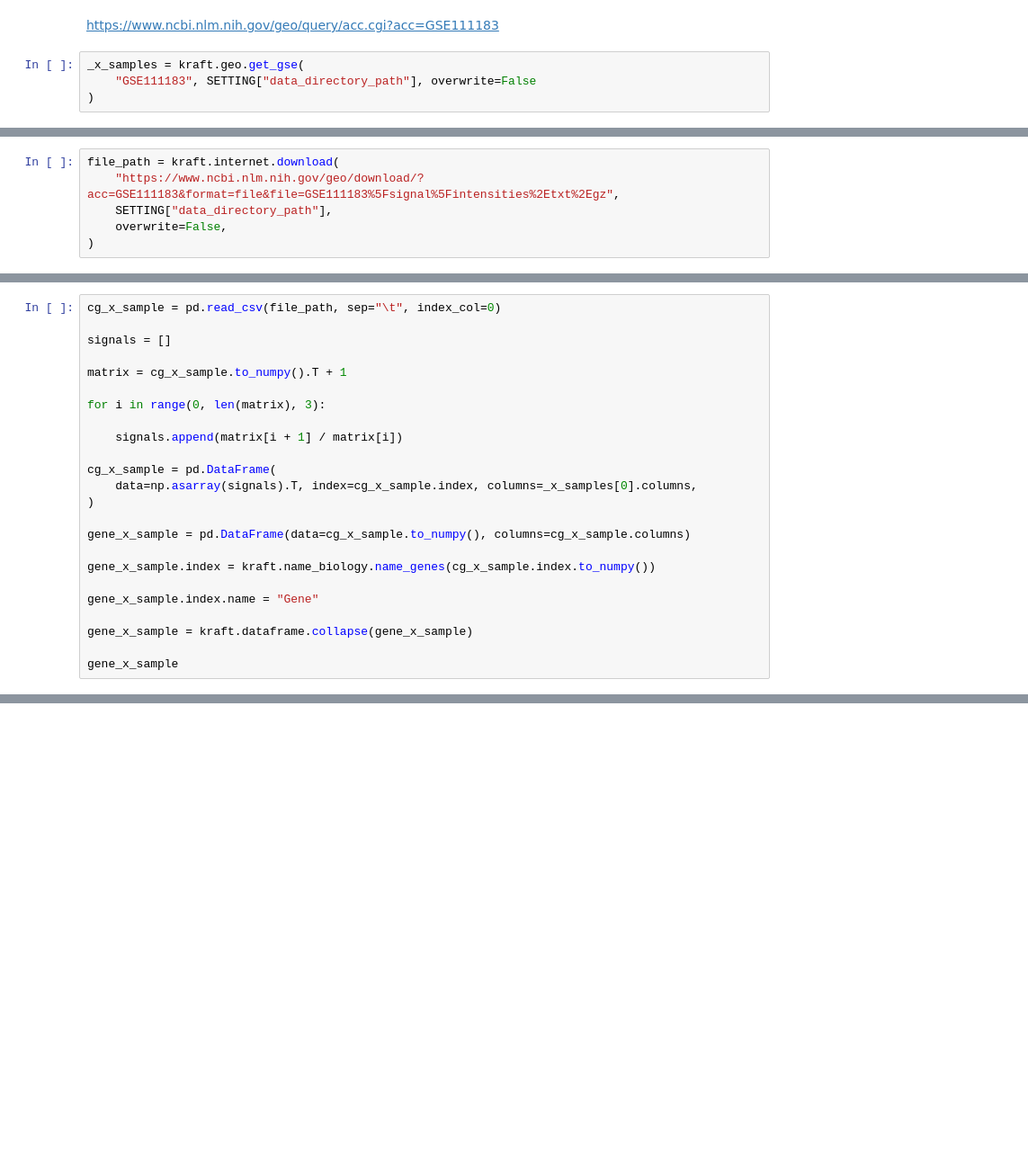
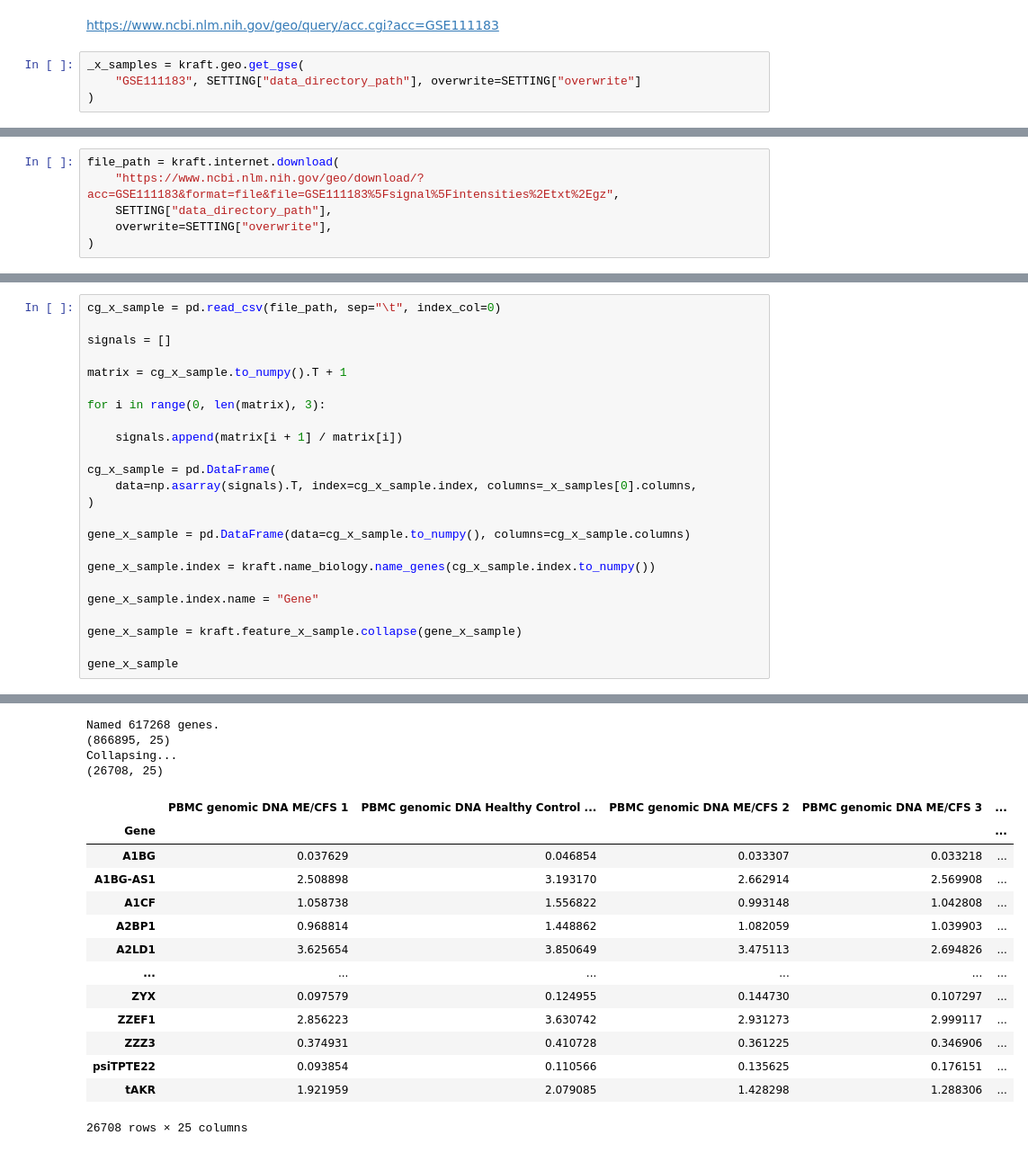
Before and after one commit to KwatME/ChronicFatigueSyndrome.py, a Jupyter notebook: code/05_gse111183.ipynb, the cells around one changed output, grey strips where cells are left out. Shown: that part at 90% size. Saved outputs shown, nothing was run; the diff lists cells and outputs as text; blank space fills up the shorter version.

```diff
--- a/code/05_gse111183.ipynb
+++ b/code/05_gse111183.ipynb
@@ -12,5 +12,5 @@ SETTING = kraft.json.read("setting.json")
 https://www.ncbi.nlm.nih.gov/geo/query/acc.cgi?acc=GSE111183
 # %%
 _x_samples = kraft.geo.get_gse(
-    "GSE111183", SETTING["data_directory_path"], overwrite=False
+    "GSE111183", SETTING["data_directory_path"], overwrite=SETTING["overwrite"]
 )
@@ -18,5 +36,5 @@ _x_samples = kraft.geo.get_gse(
 file_path = kraft.internet.download(
     "https://www.ncbi.nlm.nih.gov/geo/download/?acc=GSE111183&format=file&file=GSE111183%5Fsignal%5Fintensities%2Etxt%2Egz",
     SETTING["data_directory_path"],
-    overwrite=False,
+    overwrite=SETTING["overwrite"],
 )
@@ -41,6 +61,7 @@ gene_x_sample.index = kraft.name_biology.name_genes(cg_x_sample.index.to_numpy()
 
 gene_x_sample.index.name = "Gene"
 
-gene_x_sample = kraft.dataframe.collapse(gene_x_sample)
+gene_x_sample = kraft.feature_x_sample.collapse(gene_x_sample)
 
 gene_x_sample
+# %% [output]
@@ -46,0 +69,18 @@ gene_x_sample
+Named 617268 genes.
+(866895, 25)
+Collapsing...
+(26708, 25)
+|  | PBMC genomic DNA ME/CFS 1 | PBMC genomic DNA Healthy Control ... | PBMC genomic DNA ME/CFS 2 | PBMC genomic DNA ME/CFS 3 | ... |
+| Gene |  |  |  |  | ... |
+| A1BG | 0.037629 | 0.046854 | 0.033307 | 0.033218 | ... |
+| A1BG-AS1 | 2.508898 | 3.193170 | 2.662914 | 2.569908 | ... |
+| A1CF | 1.058738 | 1.556822 | 0.993148 | 1.042808 | ... |
+| A2BP1 | 0.968814 | 1.448862 | 1.082059 | 1.039903 | ... |
+| A2LD1 | 3.625654 | 3.850649 | 3.475113 | 2.694826 | ... |
+| ... | ... | ... | ... | ... | ... |
+| ZYX | 0.097579 | 0.124955 | 0.144730 | 0.107297 | ... |
+| ZZEF1 | 2.856223 | 3.630742 | 2.931273 | 2.999117 | ... |
+| ZZZ3 | 0.374931 | 0.410728 | 0.361225 | 0.346906 | ... |
+| psiTPTE22 | 0.093854 | 0.110566 | 0.135625 | 0.176151 | ... |
+| tAKR | 1.921959 | 2.079085 | 1.428298 | 1.288306 | ... |
+26708 rows × 25 columns
```
Also changed, not shown: parts of 3 cells of this notebook, 8 other files.
